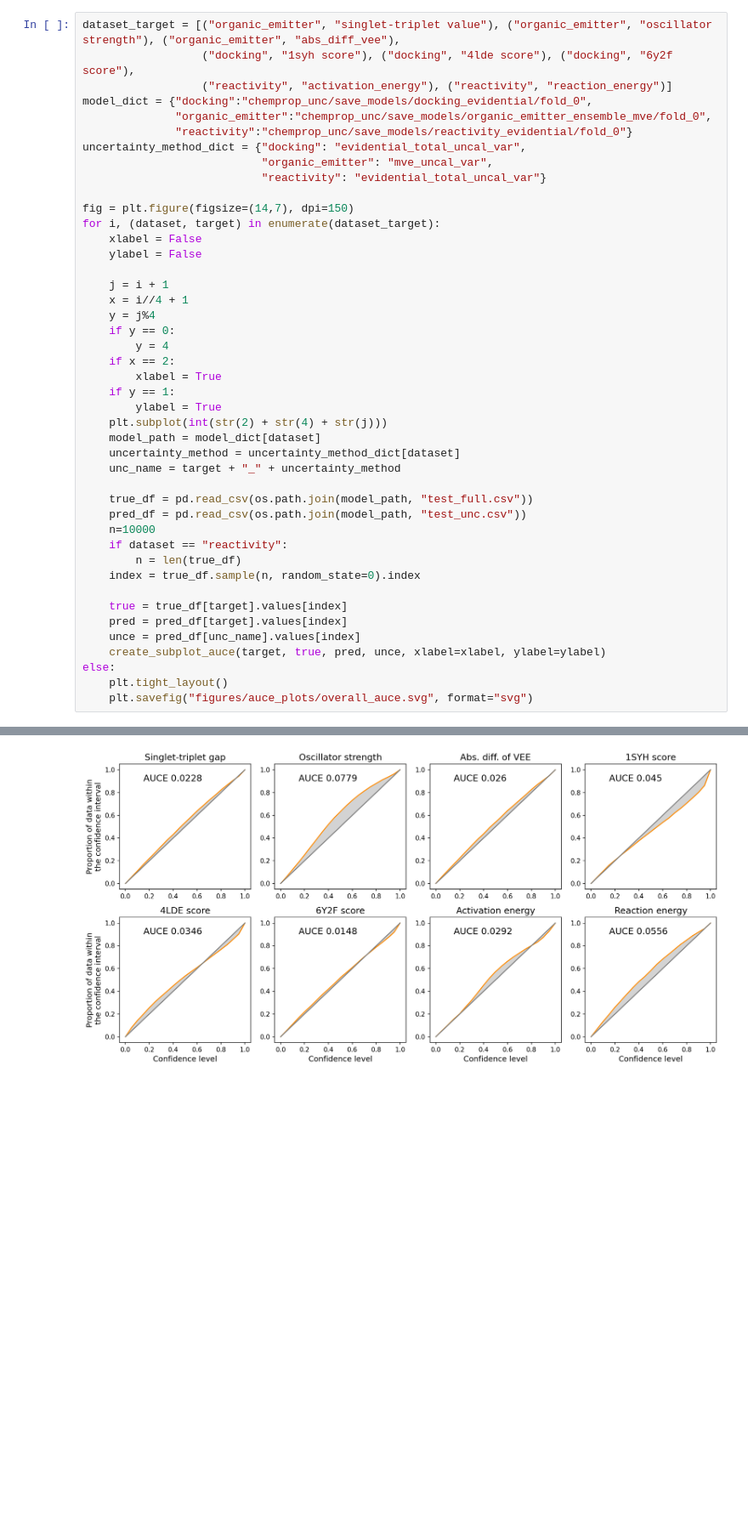
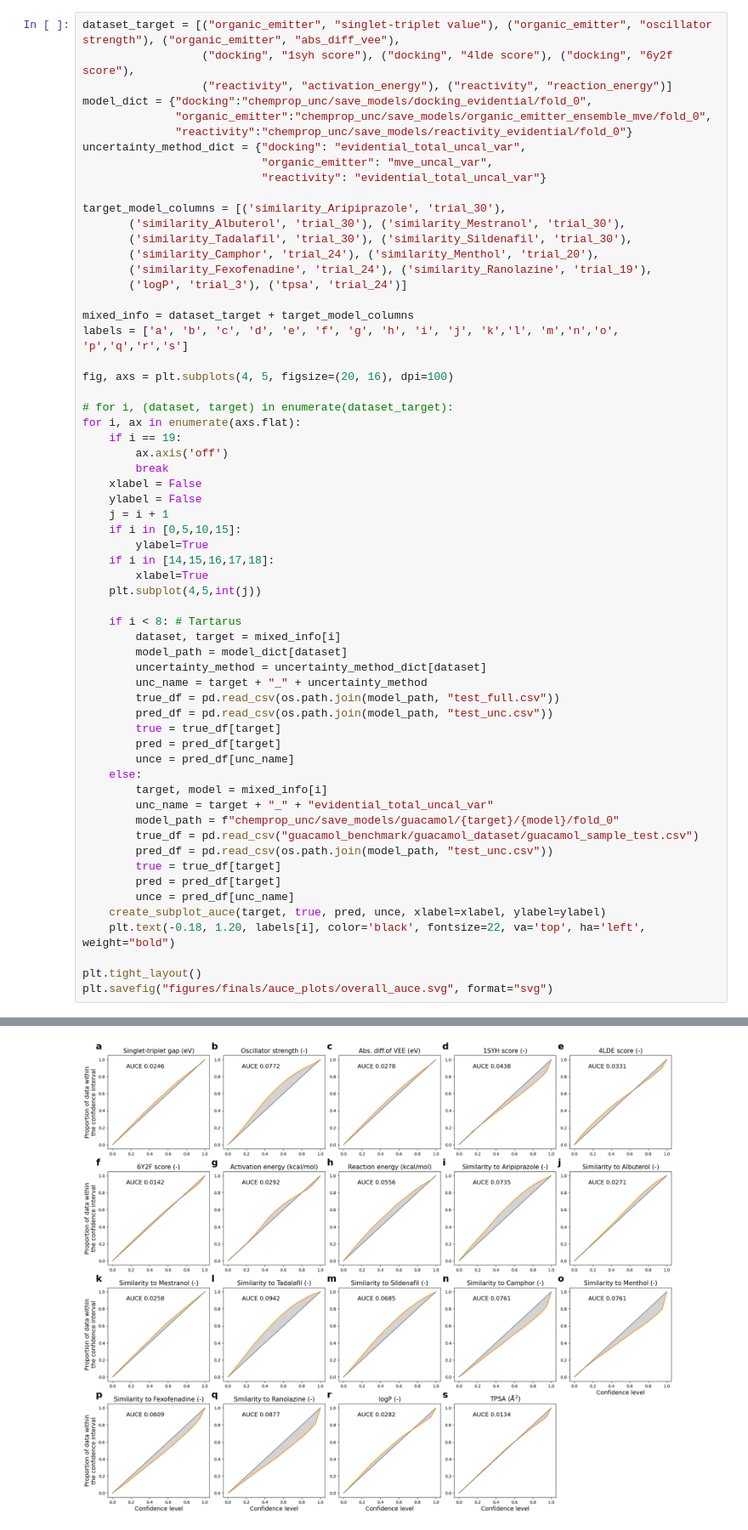
Before and after one commit to Lung-Yi/uncmoo, a Jupyter notebook: auce_plot.ipynb, the cells around one changed output, grey strips where cells are left out. Shown at 85% size. Drawn from its saved outputs; the diff is of its cells as text; blank space fills up the shorter version.

```diff
--- a/auce_plot.ipynb
+++ b/auce_plot.ipynb
@@ -75,37 +83,54 @@ uncertainty_method_dict = {"docking": "evidential_total_uncal_var",
                            "organic_emitter": "mve_uncal_var",
                            "reactivity": "evidential_total_uncal_var"}
 
-fig = plt.figure(figsize=(14,7), dpi=150)
-for i, (dataset, target) in enumerate(dataset_target):
+target_model_columns = [('similarity_Aripiprazole', 'trial_30'),
+       ('similarity_Albuterol', 'trial_30'), ('similarity_Mestranol', 'trial_30'),
+       ('similarity_Tadalafil', 'trial_30'), ('similarity_Sildenafil', 'trial_30'),
+       ('similarity_Camphor', 'trial_24'), ('similarity_Menthol', 'trial_20'),
+       ('similarity_Fexofenadine', 'trial_24'), ('similarity_Ranolazine', 'trial_19'),
+       ('logP', 'trial_3'), ('tpsa', 'trial_24')]
+
+mixed_info = dataset_target + target_model_columns
+labels = ['a', 'b', 'c', 'd', 'e', 'f', 'g', 'h', 'i', 'j', 'k','l', 'm','n','o', 'p','q','r','s']
+
+fig, axs = plt.subplots(4, 5, figsize=(20, 16), dpi=100)
+
+# for i, (dataset, target) in enumerate(dataset_target):
+for i, ax in enumerate(axs.flat):
+    if i == 19:
+        ax.axis('off')
+        break
     xlabel = False
     ylabel = False
+    j = i + 1
+    if i in [0,5,10,15]:
+        ylabel=True
+    if i in [14,15,16,17,18]:
+        xlabel=True
+    plt.subplot(4,5,int(j))
 
-    j = i + 1
-    x = i//4 + 1
-    y = j%4
-    if y == 0:
-        y = 4
-    if x == 2:
-        xlabel = True
-    if y == 1:
-        ylabel = True
-    plt.subplot(int(str(2) + str(4) + str(j)))
-    model_path = model_dict[dataset]
-    uncertainty_method = uncertainty_method_dict[dataset]
-    unc_name = target + "_" + uncertainty_method
+    if i < 8: # Tartarus
+        dataset, target = mixed_info[i]
+        model_path = model_dict[dataset]
+        uncertainty_method = uncertainty_method_dict[dataset]
+        unc_name = target + "_" + uncertainty_method
+        true_df = pd.read_csv(os.path.join(model_path, "test_full.csv"))
+        pred_df = pd.read_csv(os.path.join(model_path, "test_unc.csv"))
+        true = true_df[target]
+        pred = pred_df[target]
+        unce = pred_df[unc_name]
+    else:
+        target, model = mixed_info[i]
+        unc_name = target + "_" + "evidential_total_uncal_var"
+        model_path = f"chemprop_unc/save_models/guacamol/{target}/{model}/fold_0"
+        true_df = pd.read_csv("guacamol_benchmark/guacamol_dataset/guacamol_sample_test.csv")
+        pred_df = pd.read_csv(os.path.join(model_path, "test_unc.csv"))
+        true = true_df[target]
+        pred = pred_df[target]
+        unce = pred_df[unc_name]
+    create_subplot_auce(target, true, pred, unce, xlabel=xlabel, ylabel=ylabel)
+    plt.text(-0.18, 1.20, labels[i], color='black', fontsize=22, va='top', ha='left', weight="bold")
 
-    true_df = pd.read_csv(os.path.join(model_path, "test_full.csv"))
-    pred_df = pd.read_csv(os.path.join(model_path, "test_unc.csv"))
-    n=10000
-    if dataset == "reactivity":
-        n = len(true_df)
-    index = true_df.sample(n, random_state=0).index
-
-    true = true_df[target].values[index]
-    pred = pred_df[target].values[index]
-    unce = pred_df[unc_name].values[index]
-    create_subplot_auce(target, true, pred, unce, xlabel=xlabel, ylabel=ylabel)
-else:
-    plt.tight_layout()
-    plt.savefig("figures/auce_plots/overall_auce.svg", format="svg")
+plt.tight_layout()
+plt.savefig("figures/finals/auce_plots/overall_auce.svg", format="svg")
 # %% [output]
@@ -120 +156 @@ reaction_energy 0.055609896432681244
-[figure, old version]
+[figure, new version]
```
Also changed, not shown: parts of 3 cells of this notebook.
